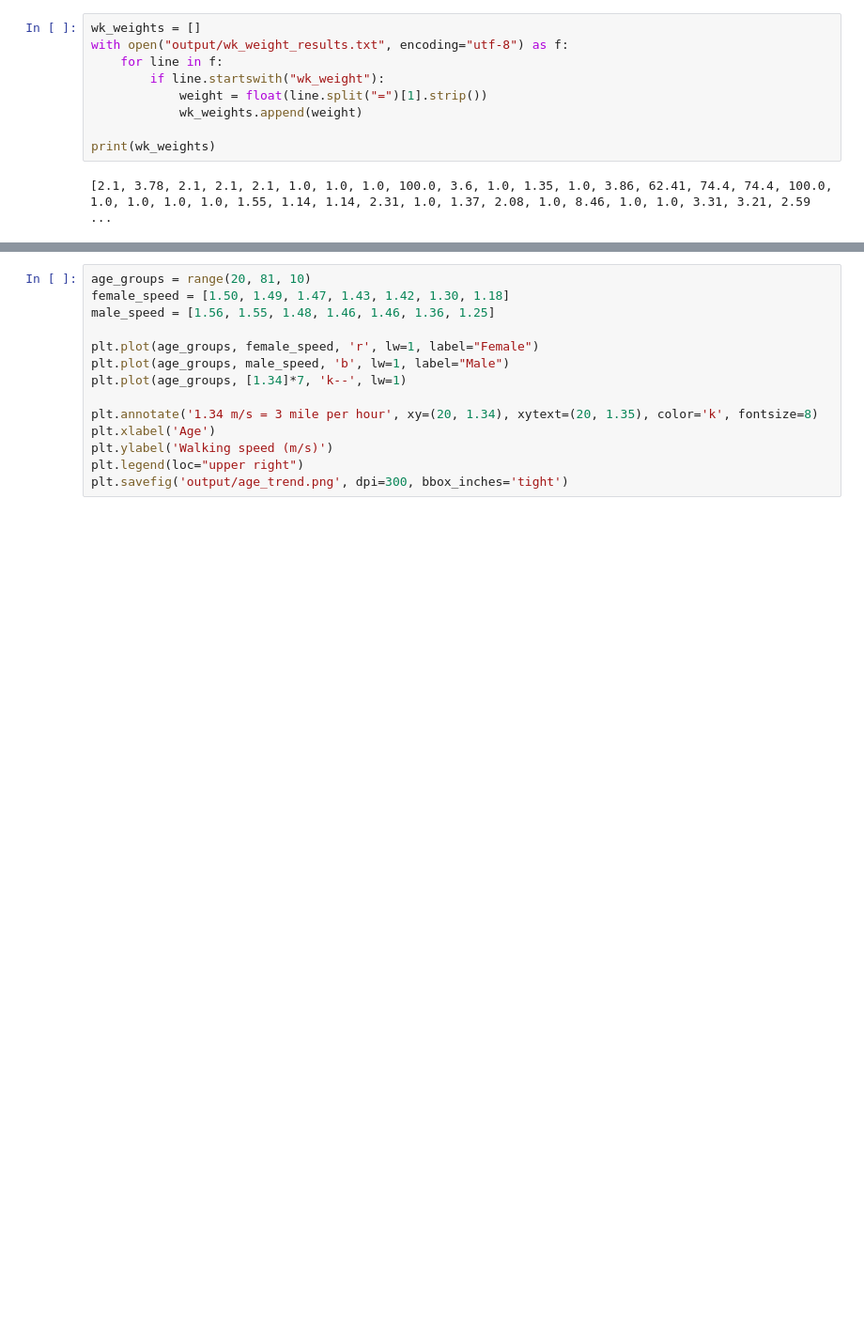
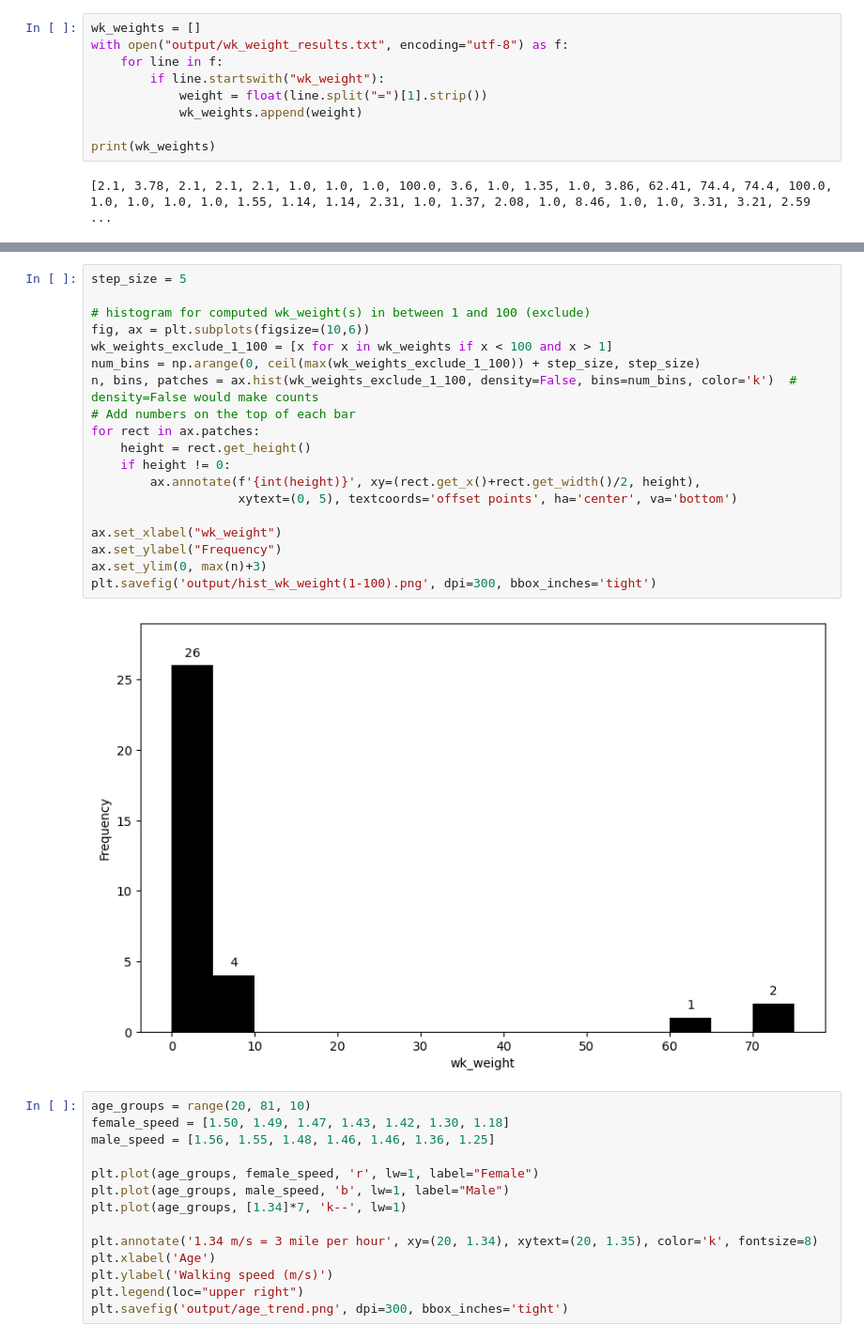
Before and after one commit to wrayx/walking_priority, a Jupyter notebook: plot_walking_speed.ipynb, the cells around one changed output, grey strips where cells are left out. Shown at 94% size. Saved outputs shown, nothing was run; the diff lists cells and outputs as text; blank space fills up the shorter version.

```diff
--- a/plot_walking_speed.ipynb
+++ b/plot_walking_speed.ipynb
@@ -44,3 +63,24 @@ plt.savefig('output/hist_wk_weight[1-10).png', dpi=300, bbox_inches='tight')
+# %%
+step_size = 5
+
+# histogram for computed wk_weight(s) in between 1 and 100 (exclude)
+fig, ax = plt.subplots(figsize=(10,6))
+wk_weights_exclude_1_100 = [x for x in wk_weights if x < 100 and x > 1]
+num_bins = np.arange(0, ceil(max(wk_weights_exclude_1_100)) + step_size, step_size)
+n, bins, patches = ax.hist(wk_weights_exclude_1_100, density=False, bins=num_bins, color='k')  # density=False would make counts
+# Add numbers on the top of each bar
+for rect in ax.patches:
+    height = rect.get_height()
+    if height != 0:
+        ax.annotate(f'{int(height)}', xy=(rect.get_x()+rect.get_width()/2, height),
+                    xytext=(0, 5), textcoords='offset points', ha='center', va='bottom')
+
+ax.set_xlabel("wk_weight")
+ax.set_ylabel("Frequency")
+ax.set_ylim(0, max(n)+3)
+plt.savefig('output/hist_wk_weight(1-100).png', dpi=300, bbox_inches='tight')
+# %% [output]
+[figure, new version]
 # %%
 age_groups = range(20, 81, 10)
 female_speed = [1.50, 1.49, 1.47, 1.43, 1.42, 1.30, 1.18]
```
Also changed, not shown: parts of 4 cells of this notebook.
